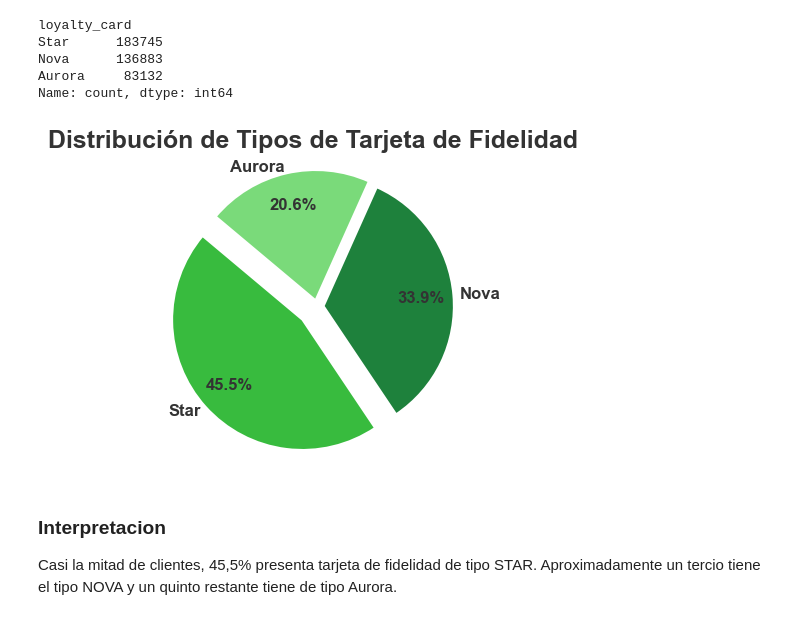
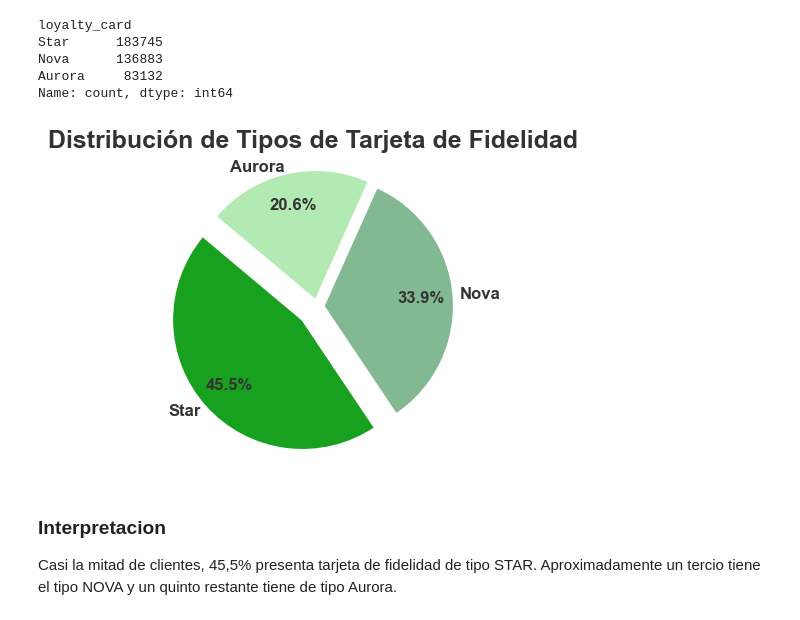
Before and after one commit to Adalab/bda-modulo-3-evaluacion-final-juliabeco, a Jupyter notebook: evaluacionM3.ipynb, the cells around one changed output. Saved outputs shown, nothing was run; the diff lists cells and outputs as text; code cells hidden in the pictures.

```diff
--- a/evaluacionM3.ipynb
+++ b/evaluacionM3.ipynb
@@ -909,36 +932,40 @@ Star      183745
 Nova      136883
 Aurora     83132
 Name: count, dtype: int64
-# %%
-#hacer piechart de loyalty_card
-# Datos
-loyalty_counts = df_final['loyalty_card'].value_counts()
-labels = loyalty_counts.index
-sizes = loyalty_counts.values
-colors = ["#38bb3e","#1e813c","#7ada7a"]
-
-# Explode: destacar la categoría más grande
-explode = [0.05 if i != sizes.argmax() else 0.15 for i in range(len(sizes))]
-
-plt.figure(figsize=(4,4), facecolor="#ffffffff")
-plt.pie(
-    sizes,
-    labels=labels,
-    autopct='%1.1f%%',
-    startangle=140,
-    colors=colors,
-    explode=explode,
-    textprops={'fontsize': 12, 'weight':'bold', 'color':'#333333'},
-    pctdistance=0.75,
-    labeldistance=1.05,
-    wedgeprops={'edgecolor':'white', 'linewidth':1.5}
-)
-
-plt.title('Distribución de Tipos de Tarjeta de Fidelidad', fontsize=18, weight='bold', color='#333333')
-plt.axis('equal')
-plt.show()
-# %% [output]
-[figure, removed]
+# %%
+#hacer piechart de loyalty_card
+# Datos
+loyalty_counts = df_final['loyalty_card'].value_counts()
+labels = loyalty_counts.index
+sizes = loyalty_counts.values
+colors = ["#17a11e","#1e813c8d","#7ada7a92"]
+
+# Explode: destacar la categoría más grande
+explode = [0.05 if i != sizes.argmax() else 0.15 for i in range(len(sizes))]
+
+fig, ax = plt.subplots(figsize=(4,4), facecolor="#ffffffff")
+
+ax.pie(
+    sizes,
+    labels=labels,
+    autopct='%1.1f%%',
+    startangle=140,
+    colors=colors,
+    explode=explode,
+    textprops={'fontsize': 12, 'weight':'bold', 'color':'#333333'},
+    pctdistance=0.75,
+    labeldistance=1.05,
+    wedgeprops={'edgecolor':'white', 'linewidth':1.5}
+)
+
+ax.set_title('Distribución de Tipos de Tarjeta de Fidelidad', fontsize=18, weight='bold', color='#333333')
+ax.axis('equal')
+
+# Guardar figura
+fig.savefig('resources/loyalty_card_distribution.png', dpi=300, bbox_inches='tight', facecolor="#ffffffff")
+plt.show()
+# %% [output]
+[figure, added]
 # %% [markdown]
 ### Interpretacion
 Casi la mitad de clientes, 45,5% presenta tarjeta de fidelidad de tipo STAR. Aproximadamente un tercio tiene el tipo NOVA y un quinto restante tiene de tipo Aurora.
```
Also changed, not shown: parts of 17 cells of this notebook, 4 other files.
